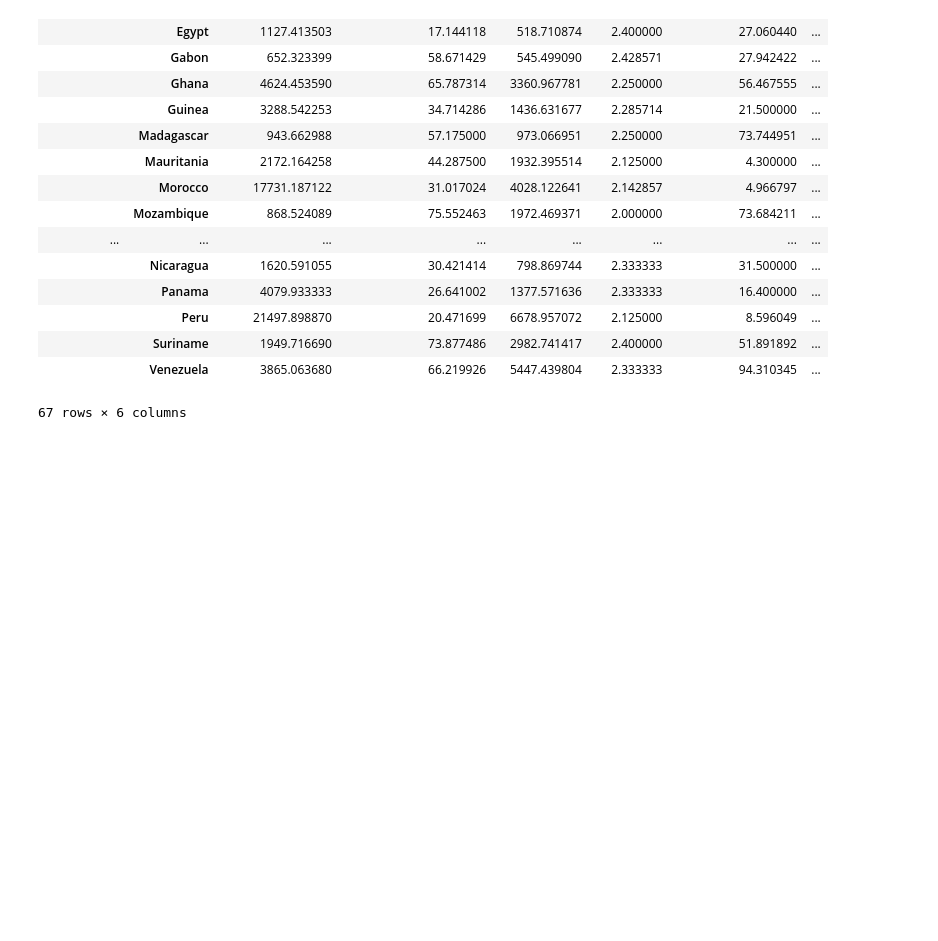
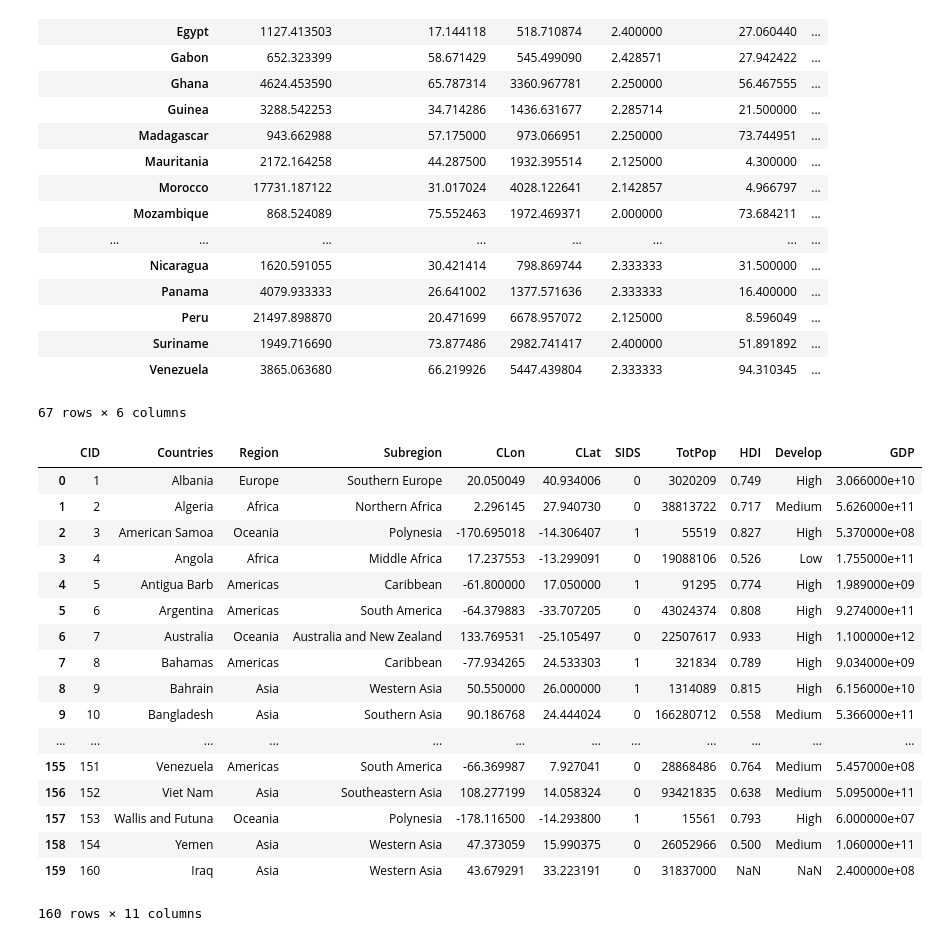
Before and after one commit to annaschu/subsidies, a Jupyter notebook: Subsidies.ipynb, the cells around one changed output. Cells and saved outputs as stored; diff of their text form; code cells hidden in the pictures; blank space fills up the shorter version.

```diff
--- a/Subsidies.ipynb
+++ b/Subsidies.ipynb
@@ -176,3 +176,26 @@ subdata1.groupby(['RegionName','Countries']).mean()
 |  | Suriname | 1949.716690 | 73.877486 | 2982.741417 | 2.400000 | 51.891892 | ... |
 |  | Venezuela | 3865.063680 | 66.219926 | 5447.439804 | 2.333333 | 94.310345 | ... |
 67 rows × 6 columns
+# %%
+countrydata = pandas.read_csv("Country_Data.csv")
+# %%
+countrydata
+# %% [output]
+|  | CID | Countries | Region | Subregion | CLon | CLat | SIDS | TotPop | HDI | Develop | GDP |
+| 0 | 1 | Albania | Europe | Southern Europe | 20.050049 | 40.934006 | 0 | 3020209 | 0.749 | High | 3.066000e+10 |
+| 1 | 2 | Algeria | Africa | Northern Africa | 2.296145 | 27.940730 | 0 | 38813722 | 0.717 | Medium | 5.626000e+11 |
+| 2 | 3 | American Samoa | Oceania | Polynesia | -170.695018 | -14.306407 | 1 | 55519 | 0.827 | High | 5.370000e+08 |
+| 3 | 4 | Angola | Africa | Middle Africa | 17.237553 | -13.299091 | 0 | 19088106 | 0.526 | Low | 1.755000e+11 |
+| 4 | 5 | Antigua Barb | Americas | Caribbean | -61.800000 | 17.050000 | 1 | 91295 | 0.774 | High | 1.989000e+09 |
+| 5 | 6 | Argentina | Americas | South America | -64.379883 | -33.707205 | 0 | 43024374 | 0.808 | High | 9.274000e+11 |
+| 6 | 7 | Australia | Oceania | Australia and New Zealand | 133.769531 | -25.105497 | 0 | 22507617 | 0.933 | High | 1.100000e+12 |
+| 7 | 8 | Bahamas | Americas | Caribbean | -77.934265 | 24.533303 | 1 | 321834 | 0.789 | High | 9.034000e+09 |
+| 8 | 9 | Bahrain | Asia | Western Asia | 50.550000 | 26.000000 | 1 | 1314089 | 0.815 | High | 6.156000e+10 |
+| 9 | 10 | Bangladesh | Asia | Southern Asia | 90.186768 | 24.444024 | 0 | 166280712 | 0.558 | Medium | 5.366000e+11 |
+| ... | ... | ... | ... | ... | ... | ... | ... | ... | ... | ... | ... |
+| 155 | 151 | Venezuela | Americas | South America | -66.369987 | 7.927041 | 0 | 28868486 | 0.764 | Medium | 5.457000e+08 |
+| 156 | 152 | Viet Nam | Asia | Southeastern Asia | 108.277199 | 14.058324 | 0 | 93421835 | 0.638 | Medium | 5.095000e+11 |
+| 157 | 153 | Wallis and Futuna | Oceania | Polynesia | -178.116500 | -14.293800 | 1 | 15561 | 0.793 | High | 6.000000e+07 |
+| 158 | 154 | Yemen | Asia | Western Asia | 47.373059 | 15.990375 | 0 | 26052966 | 0.500 | Medium | 1.060000e+11 |
+| 159 | 160 | Iraq | Asia | Western Asia | 43.679291 | 33.223191 | 0 | 31837000 | NaN | NaN | 2.400000e+08 |
+160 rows × 11 columns
```
Also changed, not shown: parts of 22 cells of this notebook.
